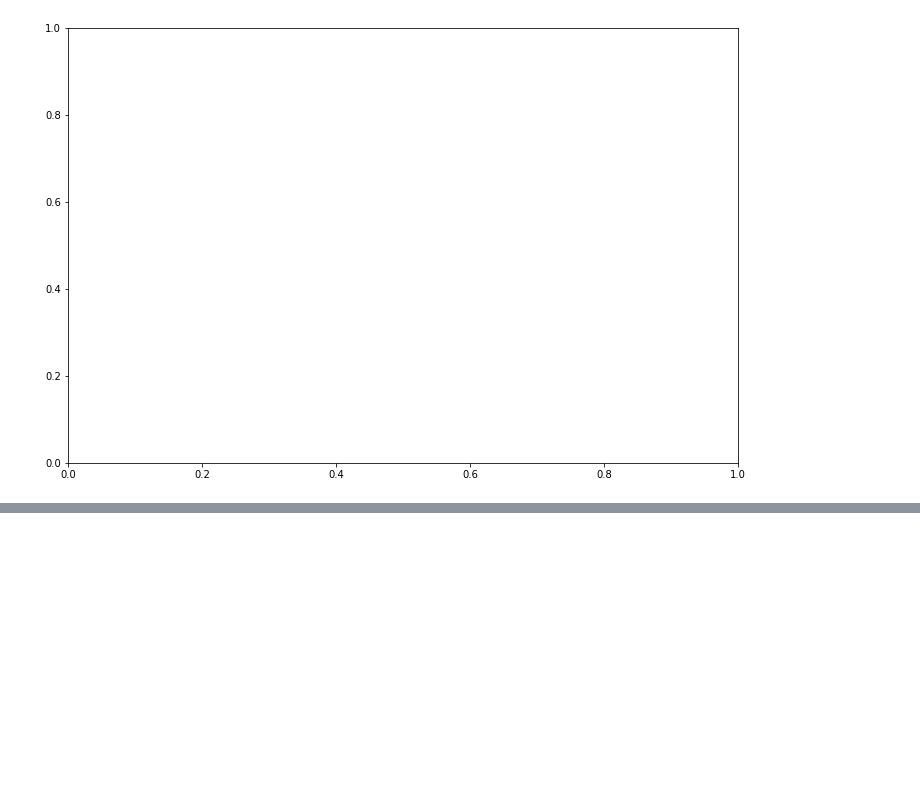
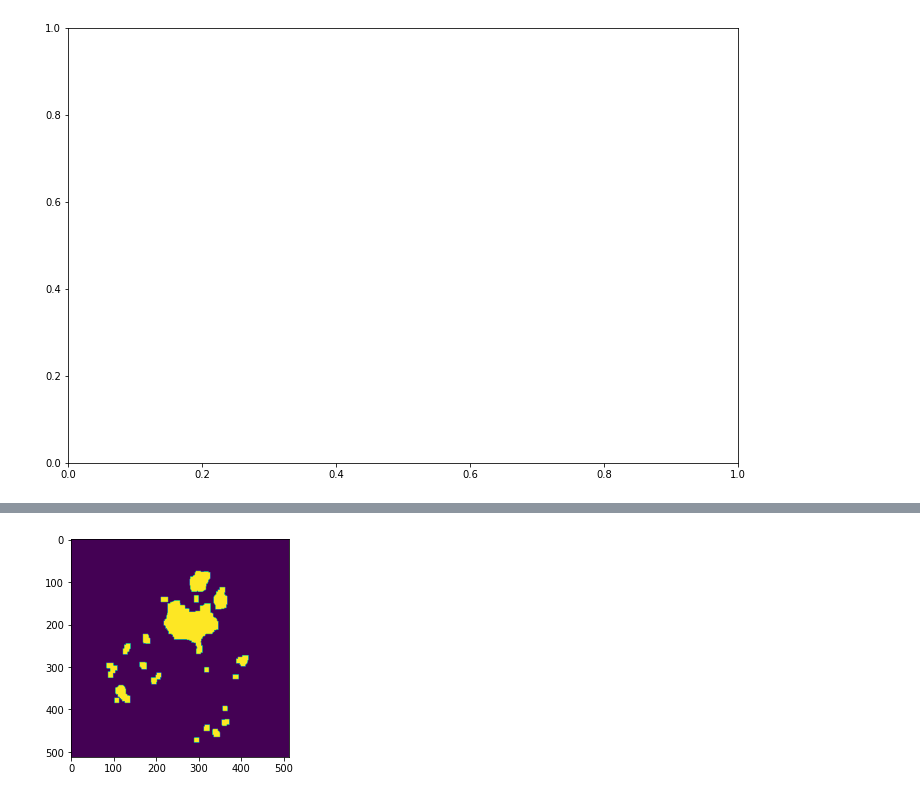
Before and after one commit to Priyansh-Kedia/Cancer-Augmentation, a Jupyter notebook: segment_ycc_jupyter.ipynb, the cells around one changed output, grey strips where cells are left out. Cells and saved outputs as stored; diff of their text form; code cells hidden in the pictures; blank space fills up the shorter version.

```diff
--- a/segment_ycc_jupyter.ipynb
+++ b/segment_ycc_jupyter.ipynb
@@ -130,0 +171,7 @@ rate of fullness : %  0.0
+# %%
+new_eroded = cv.bitwise_not(eroded_th)
+cnts = cv.bitwise_and(new_eroded, mask_img)
+plt.imshow(cnts)
+plt.show()
+# %% [output]
+[figure, added]
```
Also changed, not shown: parts of 11 cells of this notebook.
